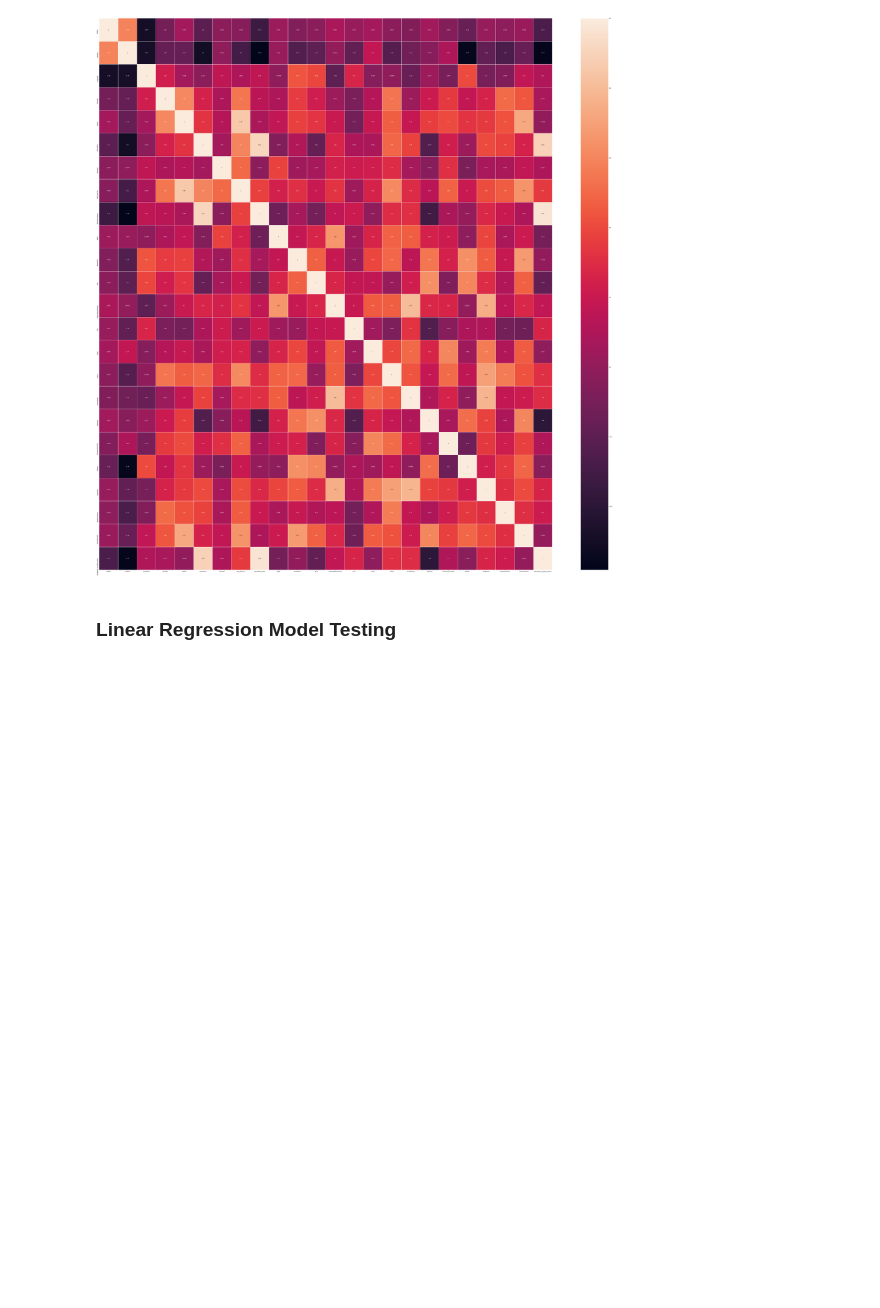
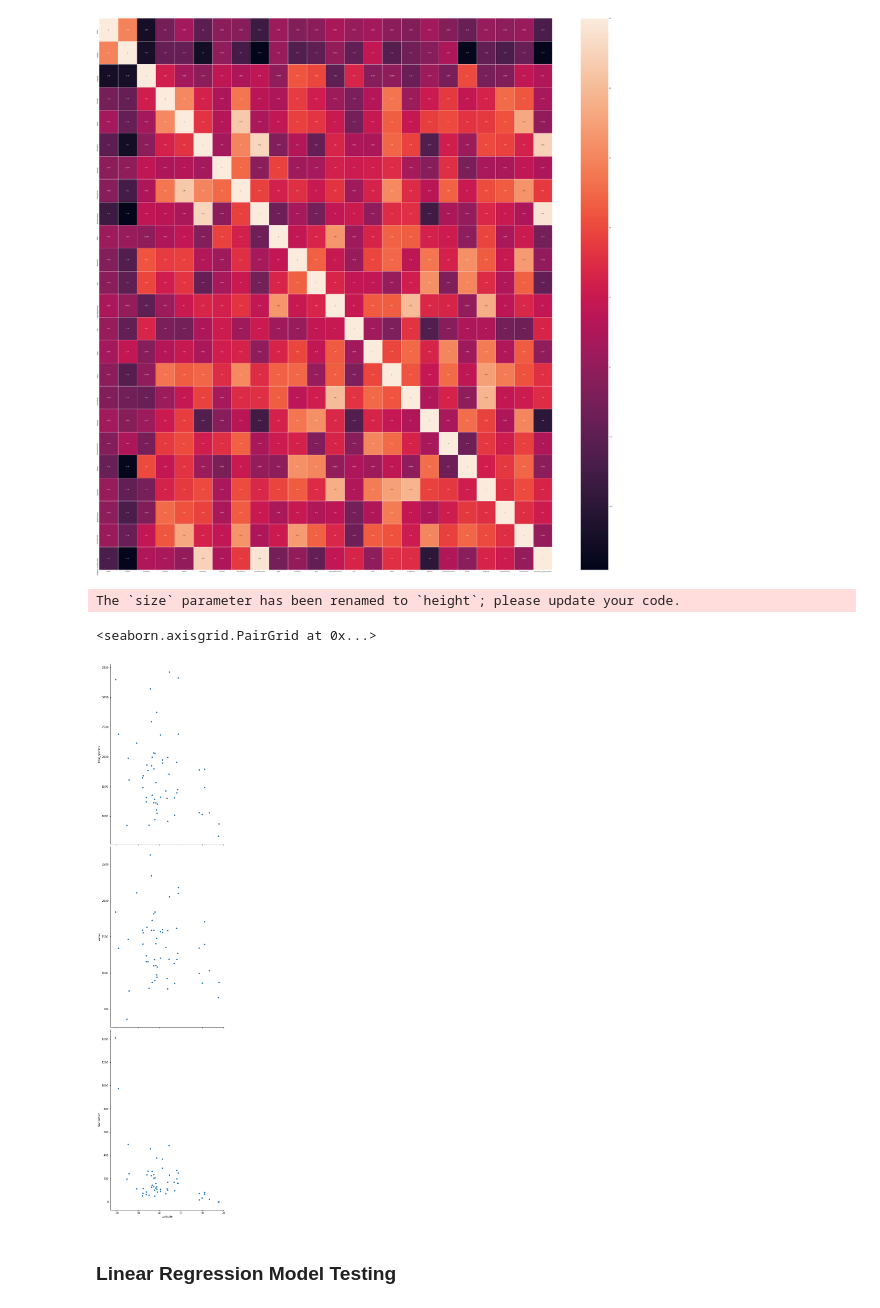
Before and after one commit to holleyvoegtle/Biodiversity_Analysis, a Jupyter notebook: machine-learning/Biodiversity_MachineLearning.ipynb, the cells around one changed output. Drawn from its saved outputs; the diff is of its cells as text; code cells hidden in the pictures; blank space fills up the shorter version.

```diff
--- a/machine-learning/Biodiversity_MachineLearning.ipynb
+++ b/machine-learning/Biodiversity_MachineLearning.ipynb
@@ -611,6 +83,13 @@ sns.heatmap(biodiversity_clean_df.corr(method='pearson'), annot=True, linewidths
 # %% [output]
 <AxesSubplot:>
 [figure]
+# %%
+# Visualize the relationship between the features and the response using scatterplots
+sns.pairplot(biodiversity_df, x_vars=['Latitude'], y_vars=['total_species', 'Native', 'Not Native'], size=10, aspect=.7)
+# %% [output]
+The `size` parameter has been renamed to `height`; please update your code.
+<seaborn.axisgrid.PairGrid at 0x...>
+[figure, added]
 # %% [markdown]
 ### Linear Regression Model Testing
 # %% [markdown]
```
Also changed, not shown: parts of 62 cells of this notebook.
